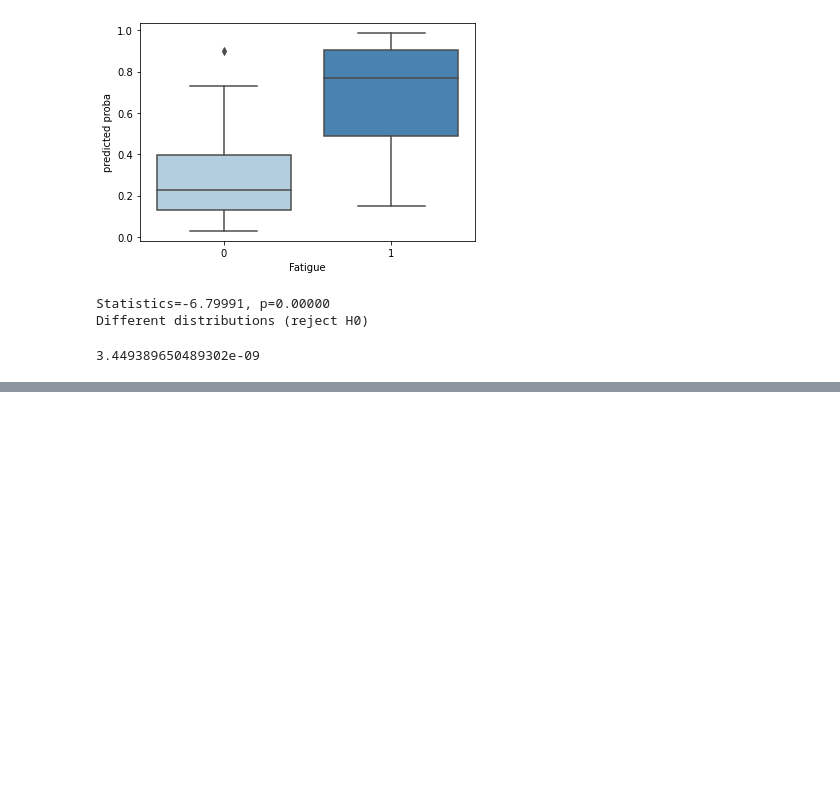
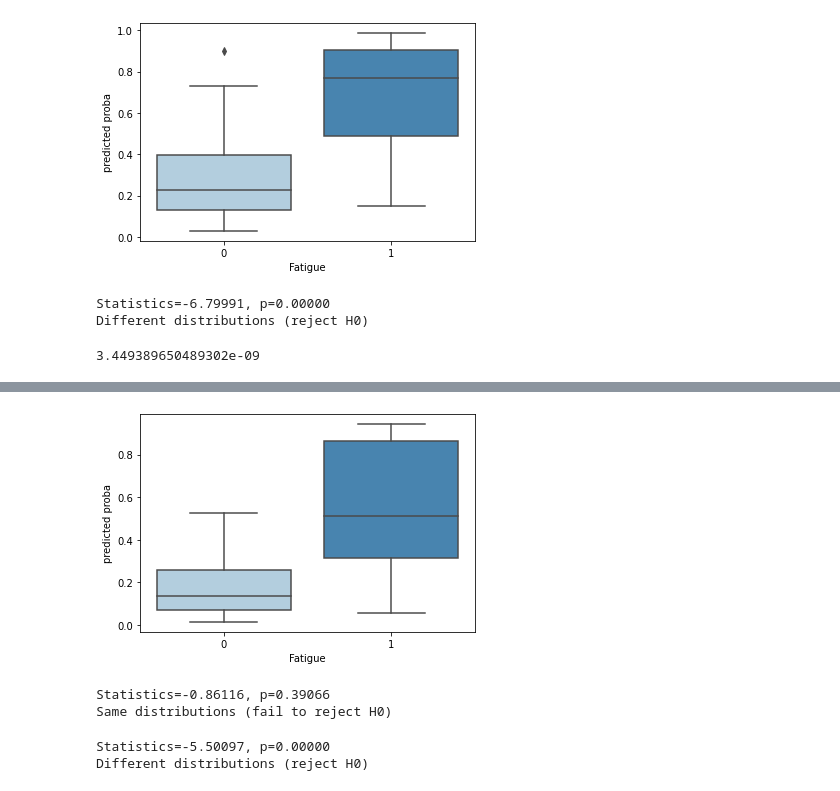
Before and after one commit to LIHVOICE/Predi_COVID_Fatigue_Vocal_Biomarker, a Jupyter notebook: Feature_extraction_and_ML_models'_training.ipynb, the cells around one changed output, grey strips where cells are left out. Saved outputs shown, nothing was run; the diff lists cells and outputs as text; code cells hidden in the pictures; blank space fills up the shorter version.

```diff
--- a/Feature_extraction_and_ML_models'_training.ipynb
+++ b/Feature_extraction_and_ML_models'_training.ipynb
@@ -356,0 +579,24 @@ p
+# %%
+import seaborn as sns
+import matplotlib.pyplot as plt
+y_pred2 = y_pred2.reshape(69,)
+sns.boxplot( x=y_test, y=y_pred2, palette="Blues", showfliers=False).set(
+    xlabel='Fatigue',
+    ylabel='predicted proba')
+plt.show()
+# %% [output]
+[figure, added]
+# %%
+from scipy.stats import ttest_ind
+# compare samples
+stat, p = ttest_ind(y_test, y_pred2)
+print('Statistics=%.5f, p=%.5f' % (stat, p))
+# interpret
+alpha = 0.05
+if p > alpha:
+	print('Same distributions (fail to reject H0)')
+else:
+	print('Different distributions (reject H0)')
+# %% [output]
+Statistics=-0.86116, p=0.39066
+Same distributions (fail to reject H0)
@@ -356,0 +618,14 @@ p
+# %%
+from scipy.stats import ttest_ind
+# compare samples
+stat, p = ttest_ind(list_pred_0, list_pred_1)
+print('Statistics=%.5f, p=%.5f' % (stat, p))
+# interpret
+alpha = 0.05
+if p > alpha:
+	print('Same distributions (fail to reject H0)')
+else:
+	print('Different distributions (reject H0)')
+# %% [output]
+Statistics=-5.50097, p=0.00000
+Different distributions (reject H0)
```
Also changed, not shown: parts of 28 cells of this notebook.
